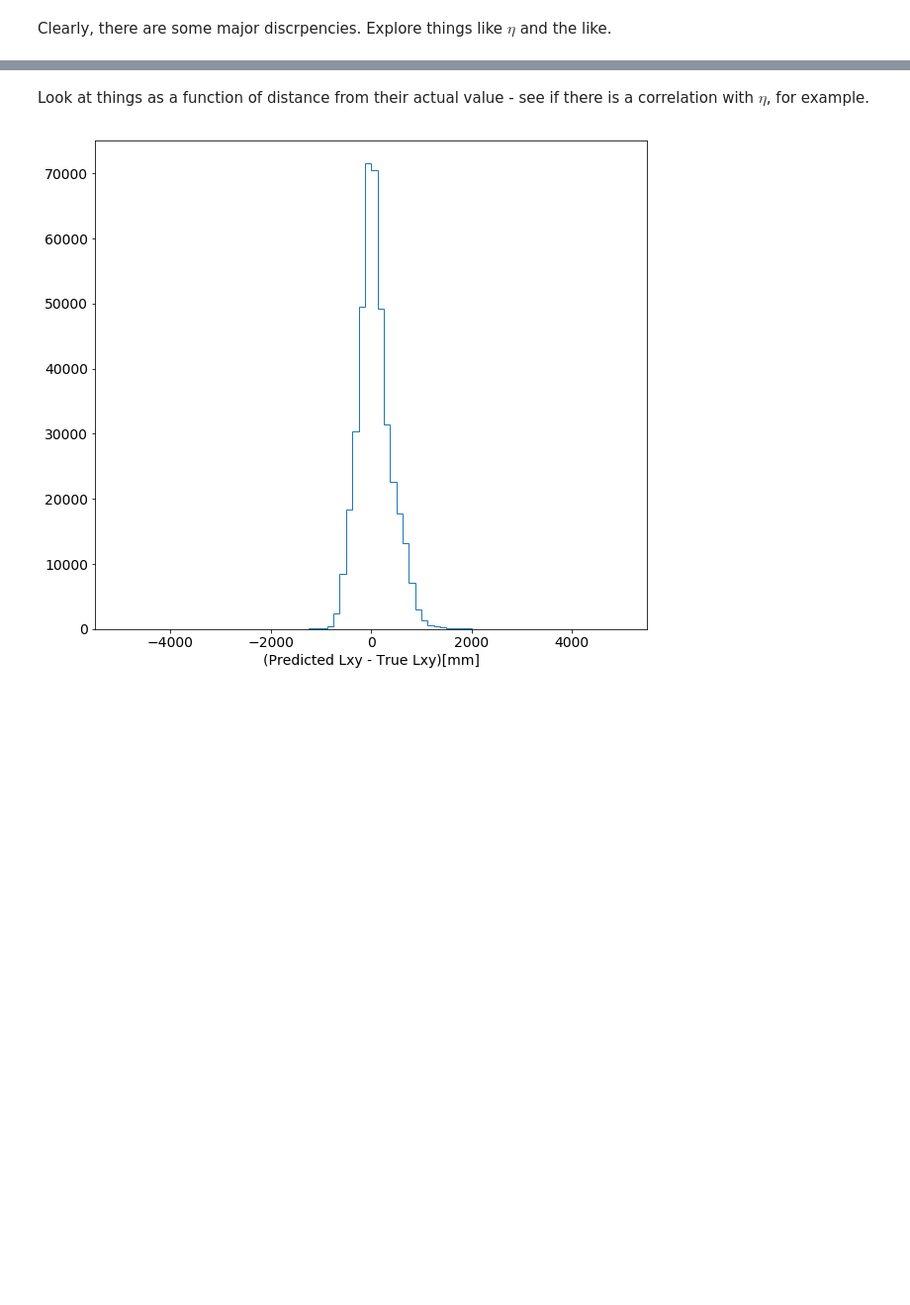
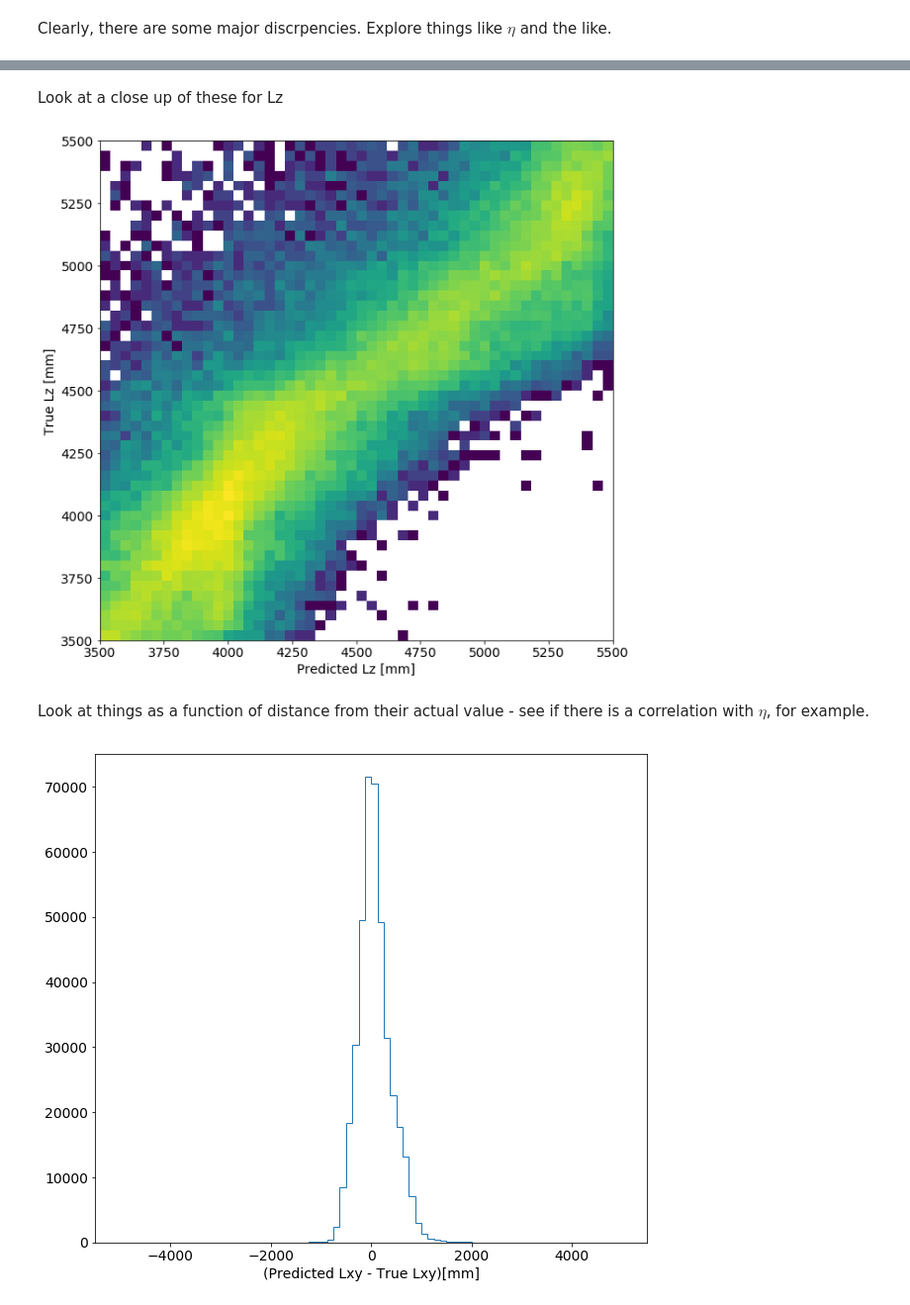
Before and after one commit to gordonwatts/JetCutStudies, a Jupyter notebook: notebooks/Using Lz and Lxy.ipynb, the cells around one changed output, grey strips where cells are left out. Shown at 99% size. Cells and saved outputs as stored; diff of their text form; code cells hidden in the pictures; blank space fills up the shorter version.

```diff
--- a/notebooks/Using Lz and Lxy.ipynb
+++ b/notebooks/Using Lz and Lxy.ipynb
@@ -95,3 +95,19 @@ fig.savefig('lxylz_comparisons.png')
+# %% [markdown]
+Look at a close up of these for Lz
+# %%
+fig = plt.figure(figsize=(10,10))
+
+histargs2d = {'bins':50, 'norm':LogNorm(), 'range': ((3500, 5500), (3500, 5500))}
+
+ax = plt.subplot(111)
+ax.hist2d(signal.PredictedLz, signal.mc_Lz*1000, **histargs2d)
+ax.set_xlabel('Predicted Lz [mm]')
+ax.set_ylabel('True Lz [mm]')
+
+plt.show()
+fig.savefig('lxylz_comparisons_closeup.png')
+# %% [output]
+[figure, added]
 # %% [markdown]
 Look at things as a function of distance from their actual value - see if there is a correlation with $\eta$, for example.
 # %%
```
Also changed, not shown: parts of 3 cells of this notebook.
